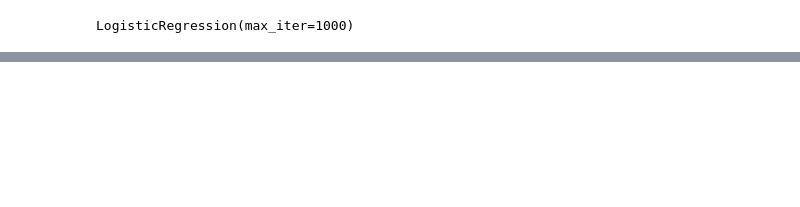
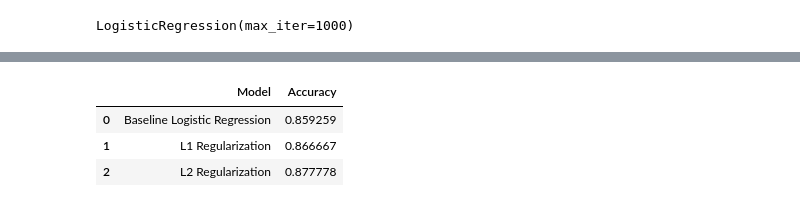
Before and after one commit to harshaiml/aiml-daily-practice, a Jupyter notebook: Practice/Part 8 - Machine Learning/Supervised ML/Part -2/Assignment Project/employee_turnover.ipynb, the cells around one changed output, grey strips where cells are left out. Cells and saved outputs as stored; diff of their text form; code cells hidden in the pictures; blank space fills up the shorter version.

```diff
--- a/Practice/Part 8 - Machine Learning/Supervised ML/Part -2/Assignment Project/employee_turnover.ipynb
+++ b/Practice/Part 8 - Machine Learning/Supervised ML/Part -2/Assignment Project/employee_turnover.ipynb
@@ -95,0 +202,24 @@ weighted avg       0.86      0.86      0.86       270
+# %%
+# Compare All Models
+comparison = pd.DataFrame({
+
+    "Model":[
+        "Baseline Logistic Regression",
+        "L1 Regularization",
+        "L2 Regularization"
+    ],
+
+    "Accuracy":[
+        baseline_acc,
+        l1_acc,
+        l2_acc
+    ]
+
+})
+
+comparison
+# %% [output]
+|  | Model | Accuracy |
+| 0 | Baseline Logistic Regression | 0.859259 |
+| 1 | L1 Regularization | 0.866667 |
+| 2 | L2 Regularization | 0.877778 |
```
Also changed, not shown: parts of 23 cells of this notebook.
